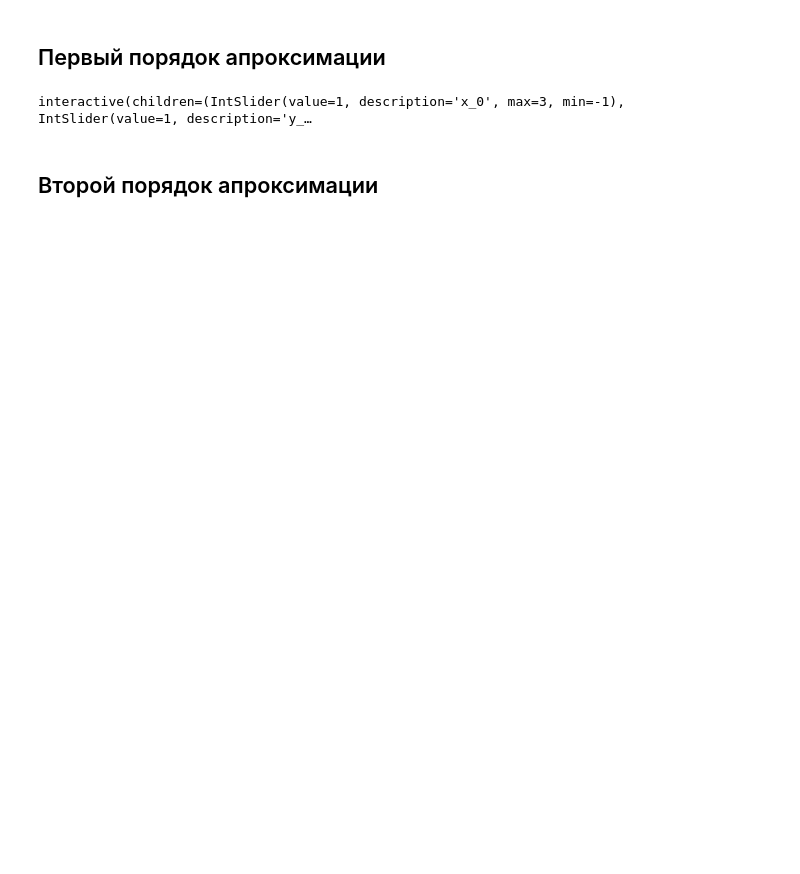
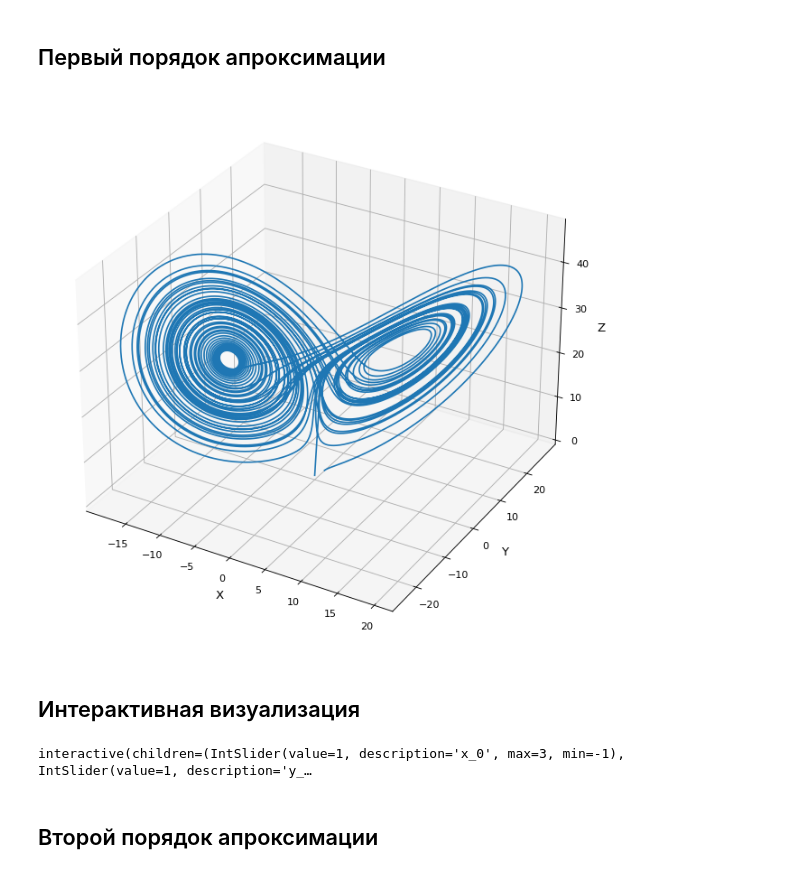
Before and after one commit to Mavic-ux/c_math, a Jupyter notebook: lab_1/Aliev_lab1.ipynb, the cells around one changed output. Saved outputs shown, nothing was run; the diff lists cells and outputs as text; code cells hidden in the pictures; blank space fills up the shorter version.

```diff
--- a/lab_1/Aliev_lab1.ipynb
+++ b/lab_1/Aliev_lab1.ipynb
@@ -77,6 +77,12 @@ def RungeKutta_q1(x_0=1, y_0=1, z_0=1, h=1e-3, to_draw=False):
         draw(X)
     else:
         return X[0:-1:10000]
+# %%
+RungeKutta_q1(to_draw=True)
+# %% [output]
+[figure, added]
+# %% [markdown]
+## Интерактивная визуализация
 # %%
 interactive_plot = interactive(RungeKutta_q1, h = (1e-4, 1e-3, 1e-4), x_0=1, y_0=1, z_0=1, to_draw=True, continuous_update=False)
 output = interactive_plot.children[-1]
```
Also changed, not shown: parts of 7 cells of this notebook.
